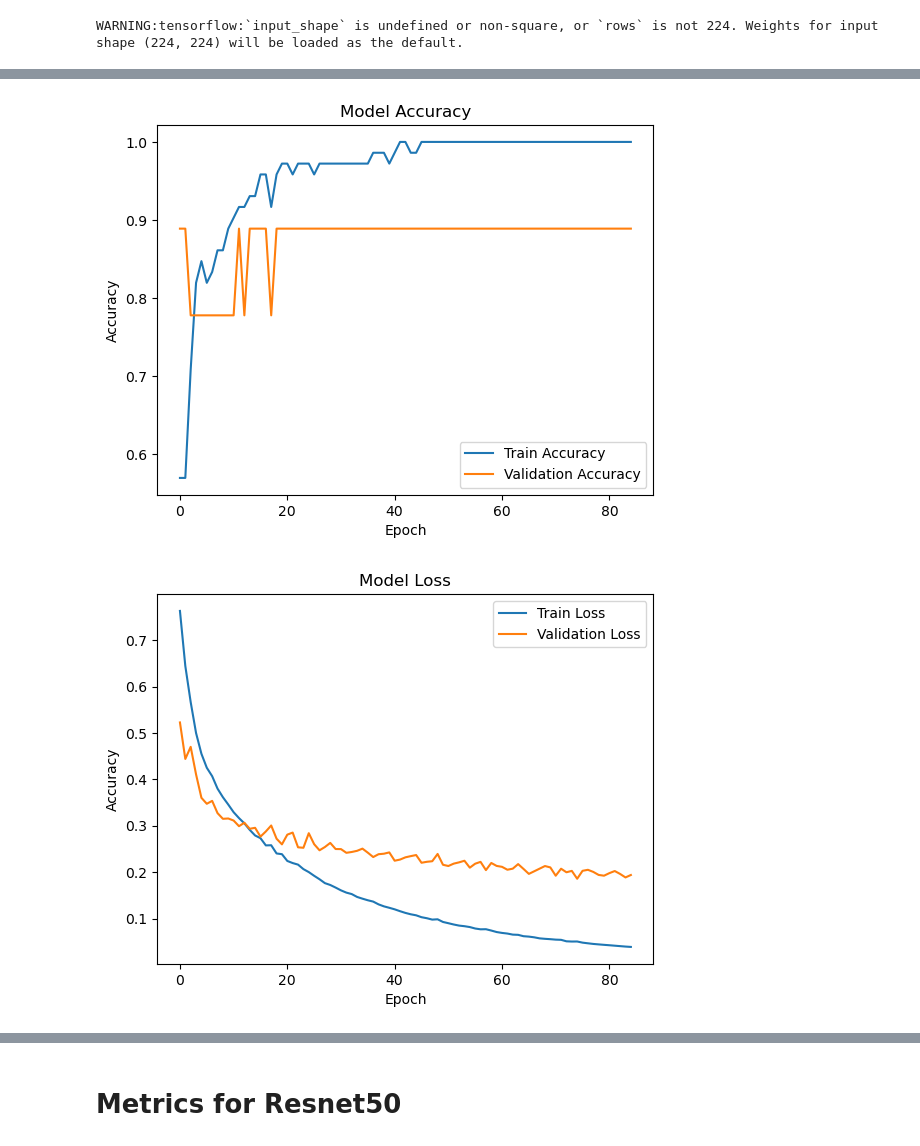
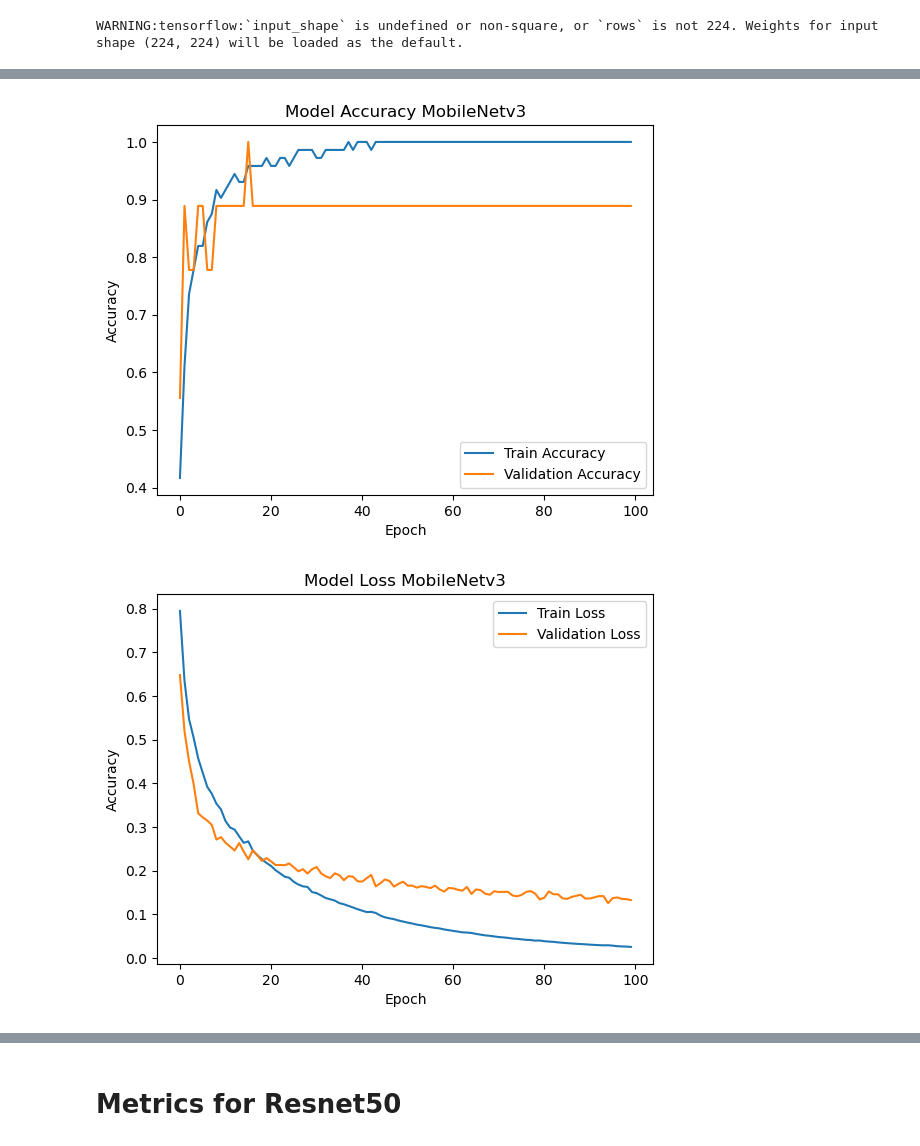
Before and after one commit to pxndey/parkinsons, a Jupyter notebook: spiral_classifiers.ipynb, the cells around one changed output, grey strips where cells are left out. Cells and saved outputs as stored; diff of their text form; code cells hidden in the pictures.

```diff
--- a/spiral_classifiers.ipynb
+++ b/spiral_classifiers.ipynb
@@ -335,7 +331,7 @@ mobilenet_model = Model(inputs=base_model.input, outputs=predictions)
 for layer in base_model.layers:
     layer.trainable = False
 
-early_stopping = EarlyStopping(monitor='val_loss', patience=10, restore_best_weights=True)
+early_stopping = EarlyStopping(monitor='val_loss', patience=15, restore_best_weights=True)
 mobilenet_model.compile(optimizer=Adam(learning_rate=0.0001), loss='binary_crossentropy', metrics=['accuracy'])
 # %% [output]
 WARNING:tensorflow:`input_shape` is undefined or non-square, or `rows` is not 224. Weights for input shape (224, 224) will be loaded as the default.
@@ -362,25 +358,25 @@ Epoch 85/100
 # %%
 # Plot training & validation accuracy
 plt.plot(history.history['accuracy'], label='Train Accuracy')
 plt.plot(history.history['val_accuracy'], label='Validation Accuracy')
-plt.title('Model Accuracy')
+plt.title('Model Accuracy MobileNetv3')
 plt.xlabel('Epoch')
 plt.ylabel('Accuracy')
 plt.legend()
 plt.show()
 # %% [output]
-[figure, old version]
+[figure, new version]
 # %%
 # Plot training & validation accuracy
 plt.plot(history.history['loss'], label='Train Loss')
 plt.plot(history.history['val_loss'], label='Validation Loss')
-plt.title('Model Loss')
+plt.title('Model Loss MobileNetv3')
 plt.xlabel('Epoch')
 plt.ylabel('Accuracy')
 plt.legend()
 plt.show()
 # %% [output]
-[figure, old version]
+[figure, new version]
 # %%
 ypreds_resnet50 = resnet50_model.predict(x_test)
 ypreds_resnet152 = resnet152_model.predict(x_test)
```
Also changed, not shown: parts of 25 cells of this notebook, 2 other files.
